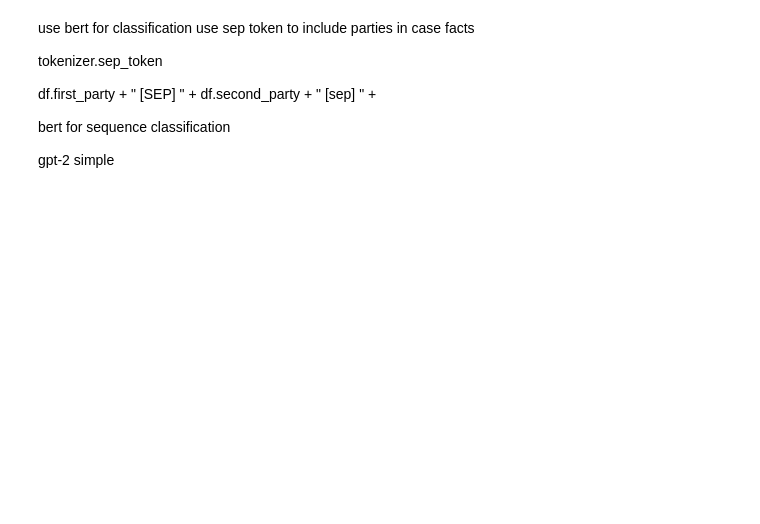
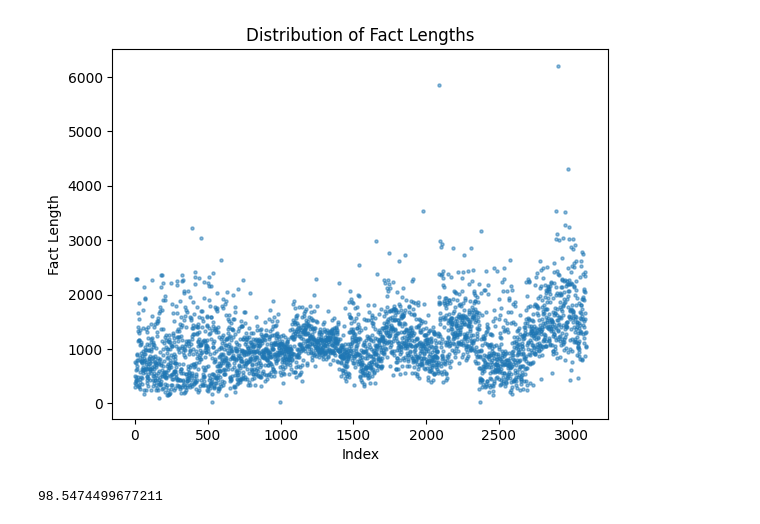
Before and after one commit to camdenmcgath/Artificial-Judge, a Jupyter notebook: supreme_court_judge.ipynb, the cells around one changed output. Drawn from its saved outputs; the diff is of its cells as text; code cells hidden in the pictures; blank space fills up the shorter version.

```diff
--- a/supreme_court_judge.ipynb
+++ b/supreme_court_judge.ipynb
@@ -55,21 +44,22 @@ import matplotlib.pyplot as plt
 # %%
 # Create a scatterplot of the fact lengths
-#plt.scatter(range(len(fact_lengths)), fact_lengths, s=5, alpha=0.5)
+plt.scatter(range(len(cases['facts_len'])), cases['facts_len'], s=5, alpha=0.5)
 
-# Add labels and title
-#plt.xlabel('Index')
-#plt.ylabel('Fact Length')
-#plt.title('Distribution of Fact Lengths')
+plt.xlabel('Index')
+plt.ylabel('Fact Length')
+plt.title('Distribution of Fact Lengths')
 
-# Show the plot
-#plt.show()
+plt.show()
 
 # Count the number of facts below 2500 length
 num_short_facts = len(cases[cases['facts_len'] < 2500])
 
 # Calculate the percentage of short facts
 percentage_short_facts = num_short_facts / len(cases) * 100
-#print(percentage_short_facts)
+print(percentage_short_facts)
+# %% [output]
+[figure, added]
+98.5474499677211
 # %%
 cases = cases.rename(columns={'first_party_winner': 'winning_party_idx'})
 for i, row in cases.iterrows():
@@ -85,11 +72,0 @@ cases['facts'] = cases['facts'].str.lower().apply(lambda x: re.sub(r'[^a-z\s]',
-# %% [markdown]
-use bert for classification
-use sep token to include parties in case facts
-
-tokenizer.sep_token
-
-df.first_party + " [SEP] " + df.second_party + " [sep] " +
-
-bert for sequence classification
-
-gpt-2 simple
```
Also changed, not shown: parts of 13 cells of this notebook.
